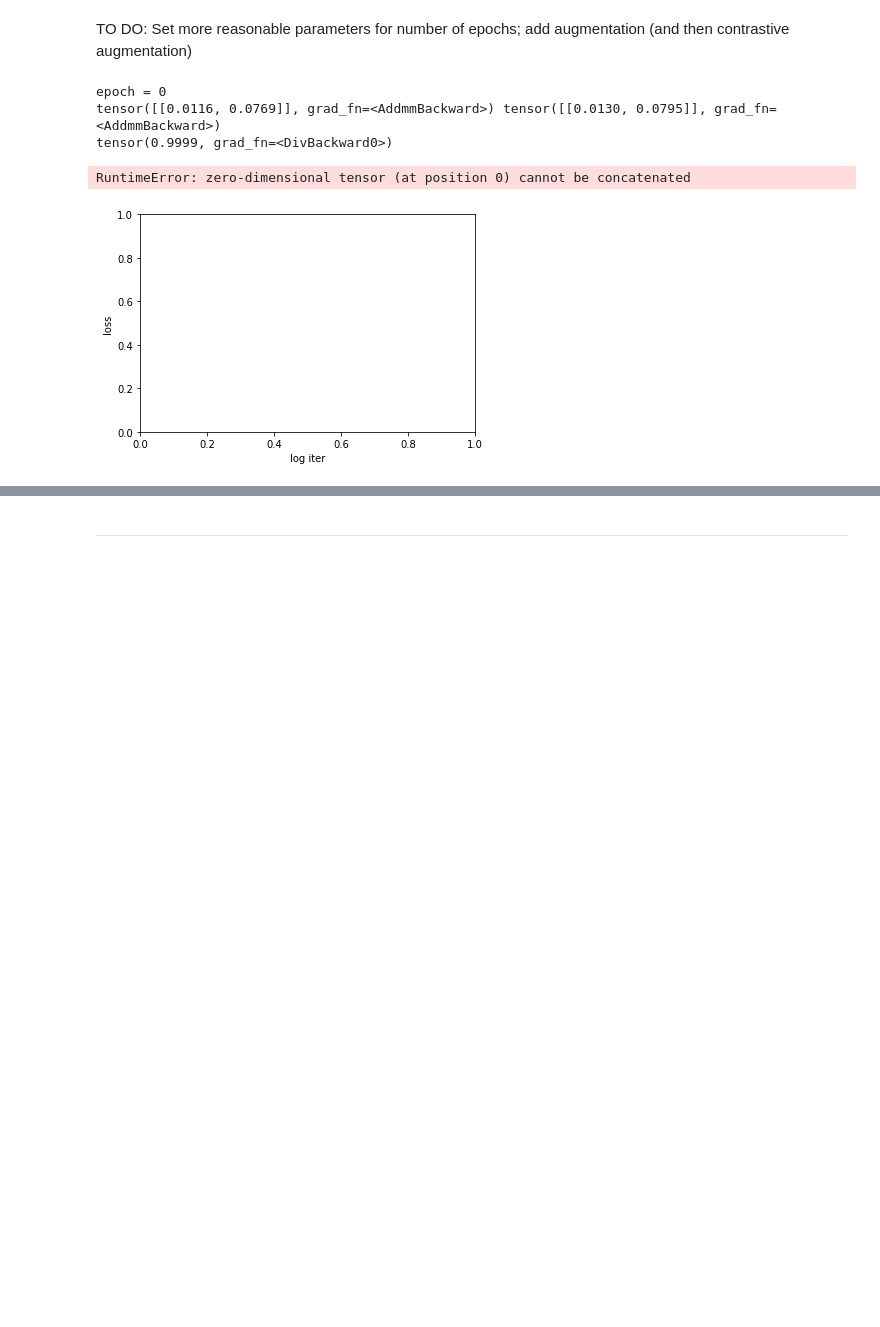
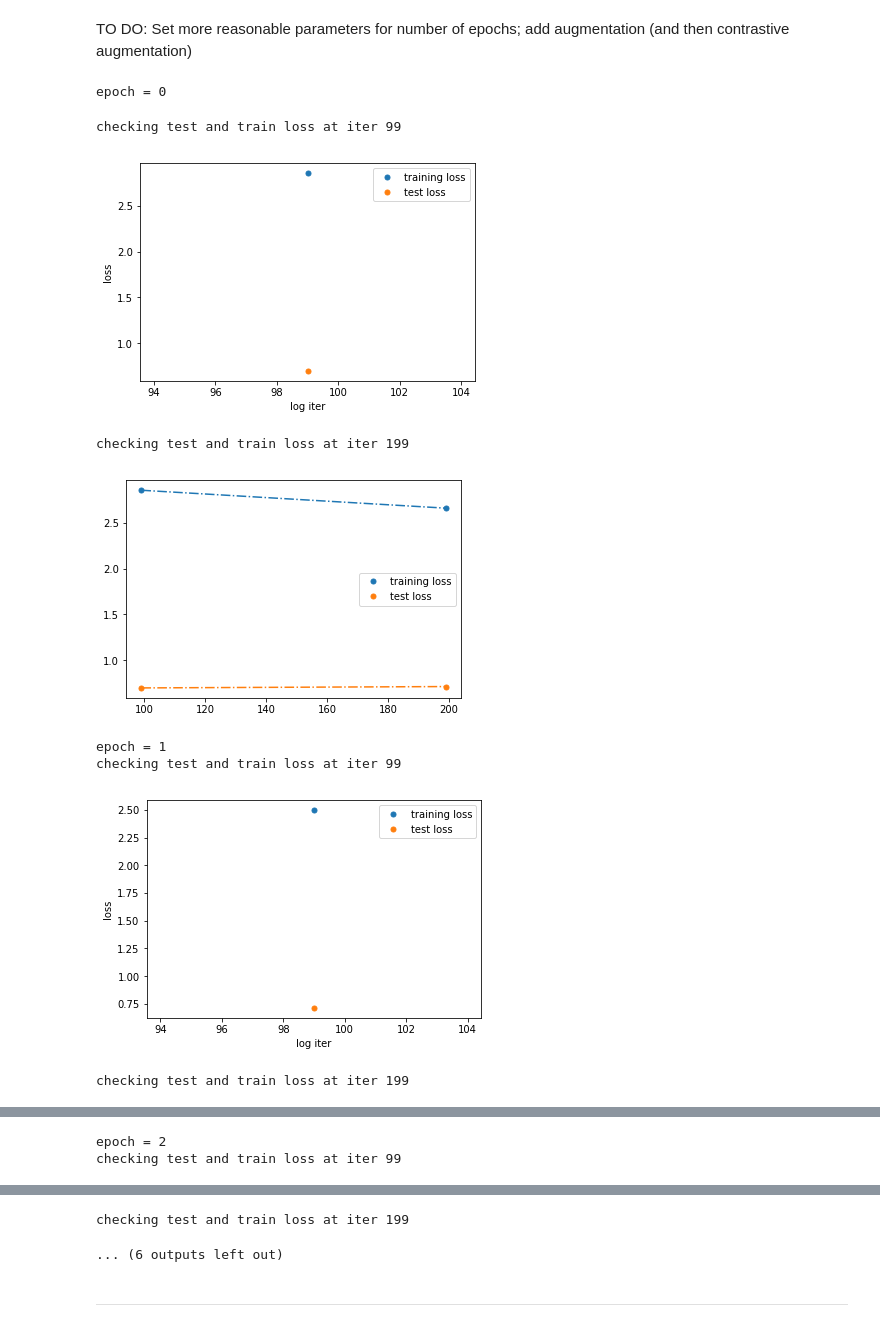
Before and after one commit to amwilson149/synapse-features, a Jupyter notebook: 20210209_sfd_option_1_test.ipynb, the cells around one changed output, grey strips where cells are left out. Cells and saved outputs as stored; diff of their text form; code cells hidden in the pictures; blank space fills up the shorter version.

Commit message:
debugged basic LeNet/contrastive learning implementation

```diff
--- a/20210209_sfd_option_1_test.ipynb
+++ b/20210209_sfd_option_1_test.ipynb
@@ -15,7 +15,7 @@ from matplotlib import pyplot as plt
 # %%
 # Get list of all image tensors for synapses
 # These images are pre-padded and should be cut down to a size of 64^3 vx after augmentation transformations are performed
-imgpath = './synaptic_feature_vectors/input_images_unpadded_old/' # <- using old images just so we can get this code working while correct images are generated
+imgpath = './synaptic_feature_vectors/input_images_unpadded/' # '_old' <- using old images just so we can get this code working while correct images are generated
 files = [f for f in listdir(imgpath) if isfile(join(imgpath,f))]
 # %%
 # Define image resolution so that voxel spacing in mm can be assigned to
@@ -320,7 +329,7 @@ def contrastive_loss(pos,neg,temp=0.07):
 for epoch in range(4): # loop over the dataset multiple times
     print('epoch = {0}'.format(epoch))
 
-    # Set up interactive loss plotting
+    # Set up running loss plotting
     plt.figure()
     plt.xlabel('log iter')
     plt.ylabel('loss')
@@ -343,12 +352,12 @@ for epoch in range(4): # loop over the dataset multiple times
         anchor = batchinputsraw[ids[0]]
         negative = batchinputsraw[ids[1]]
         # Get anchor and negative labels
-        alabel = torch.unsqueeze(batchlabels[ids[0]],0)
-        nlabel = torch.unsqueeze(batchlabels[ids[1]],0)
+        alabel = batchlabels[ids[0]][None,:]
+        nlabel = batchlabels[ids[1]][None,:]
         # Generate contrasting transforms
-        anchortrans = torch.unsqueeze(aug_transforms(anchor),0)
-        postrans = torch.unsqueeze(aug_transforms(anchor),0)
-        negtrans = torch.unsqueeze(aug_transforms(negative),0)
+        anchortrans = aug_transforms(anchor)[None,:]
+        postrans = aug_transforms(anchor)[None,:]
+        negtrans = aug_transforms(negative)[None,:]
         # Run all through the net
         optimizer.zero_grad()
         atoutput = net(anchortrans)
@@ -360,13 +369,7 @@ for epoch in range(4): # loop over the dataset multiple times
         lossp = criterion(torch.sigmoid(ptoutput),alabel)
         lossn = criterion(torch.sigmoid(ntoutput),nlabel)
         # (2) Compute contrastive metric learning log loss
-        arg1 = cosine_sim(atoutput,ptoutput)
-        print(atoutput,ptoutput)
-        print(arg1)
-        arg2 = cosine_sim(atoutput,ntoutput)
-#         print(torch.shape(arg2))
-
-        losscontrast = contrastive_loss(cosine_sim(atoutput,ptoutput),cosine_sim(atoutput,ntoutput))
+        losscontrast = contrastive_loss(cosine_sim(atoutput,ptoutput)[None],cosine_sim(atoutput,ntoutput)[None])
         # Sum losses
         loss = lossa + lossp + lossn + losscontrast
 
@@ -393,34 +396,38 @@ for epoch in range(4): # loop over the dataset multiple times
             testinputscropped = batch_apply(testinputs,crop,fshape=final_shape)
             testlabels = tbc['labels']
             testoutputs = net(testinputscropped)
             losstest = criterion(torch.sigmoid(testoutputs),testlabels)
             running_loss_test += losstest.item()
 
         # Plot average train and test losses
         if i % N_ITERS_LOG_TRAIN == (N_ITERS_LOG_TRAIN-1):
             print('checking test and train loss at iter {0}'.format(i))
             rl_train_avg = running_loss_train/N_ITERS_LOG_TRAIN
             rl_test_avg = running_loss_test/N_ITERS_LOG_TEST
             iters_to_plot.append(i)
             rl_train_to_plot.append(rl_train_avg)
             rl_test_to_plot.append(rl_test_avg)
 
             # Plot average running training and test losses
             plt.plot(iters_to_plot,rl_train_to_plot,'-.',color='tab:blue')
             plt.plot(iters_to_plot,rl_train_to_plot,'.',color='tab:blue',markersize=10,label='training loss')
             plt.plot(iters_to_plot,rl_test_to_plot,'-.',color='tab:orange')
             plt.plot(iters_to_plot,rl_test_to_plot,'.',color='tab:orange',markersize=10,label='test loss')
             plt.legend(loc='best')
             plt.show()
 
             # Reset running losses for next set of 2000 iterations
             running_loss_train = 0.0
             running_loss_test = 0.0
 
 print('Finished training')
 # %% [output]
 epoch = 0
-tensor([[0.0116, 0.0769]], grad_fn=<AddmmBackward>) tensor([[0.0130, 0.0795]], grad_fn=<AddmmBackward>)
-tensor(0.9999, grad_fn=<DivBackward0>)
-RuntimeError: zero-dimensional tensor (at position 0) cannot be concatenated
+checking test and train loss at iter 99
-[figure, old version]
+[figure, new version]
+checking test and train loss at iter 199
+[figure, added]
+epoch = 1
+checking test and train loss at iter 99
+[figure, added]
+checking test and train loss at iter 199
@@ -426,0 +435,2 @@ RuntimeError: zero-dimensional tensor (at position 0) cannot be concatenated
+epoch = 2
+checking test and train loss at iter 99
@@ -426,0 +438,2 @@ RuntimeError: zero-dimensional tensor (at position 0) cannot be concatenated
+checking test and train loss at iter 199
+... (6 outputs left out)
```
Also changed, not shown: parts of 14 cells of this notebook.
